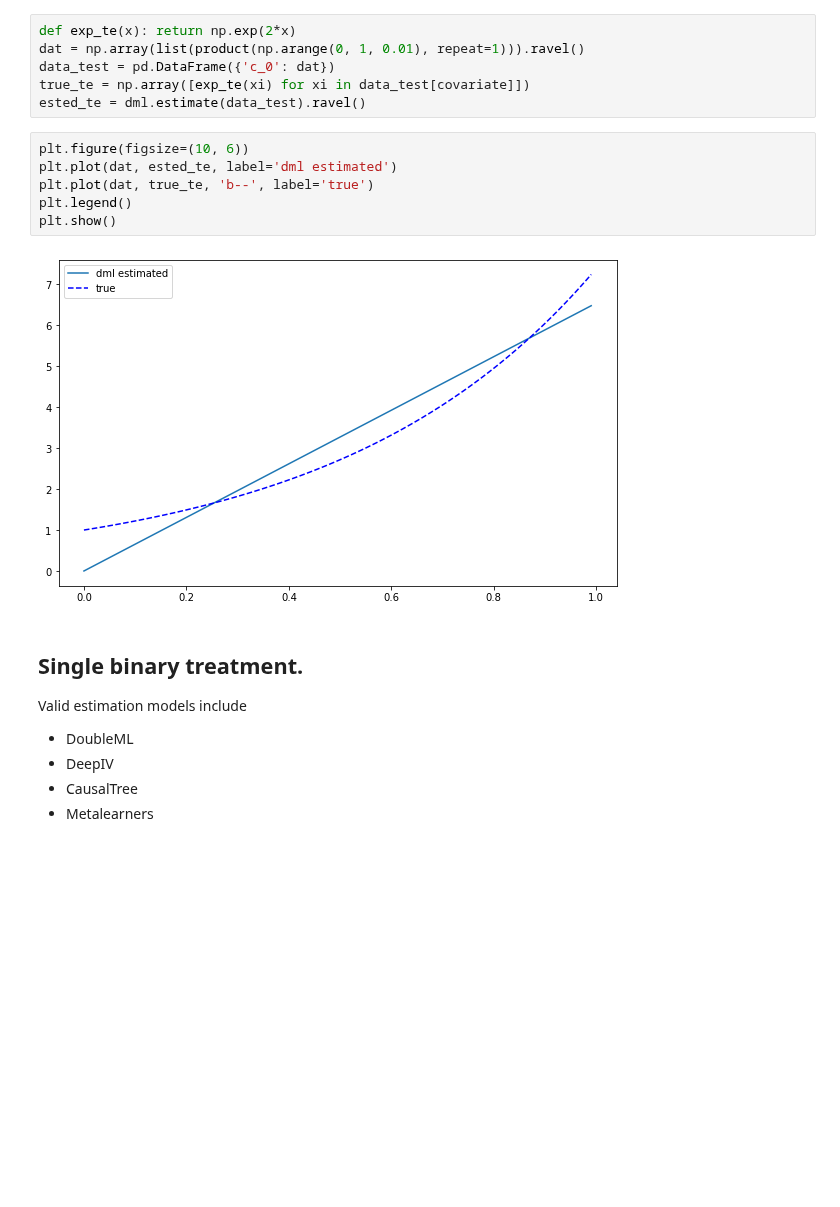
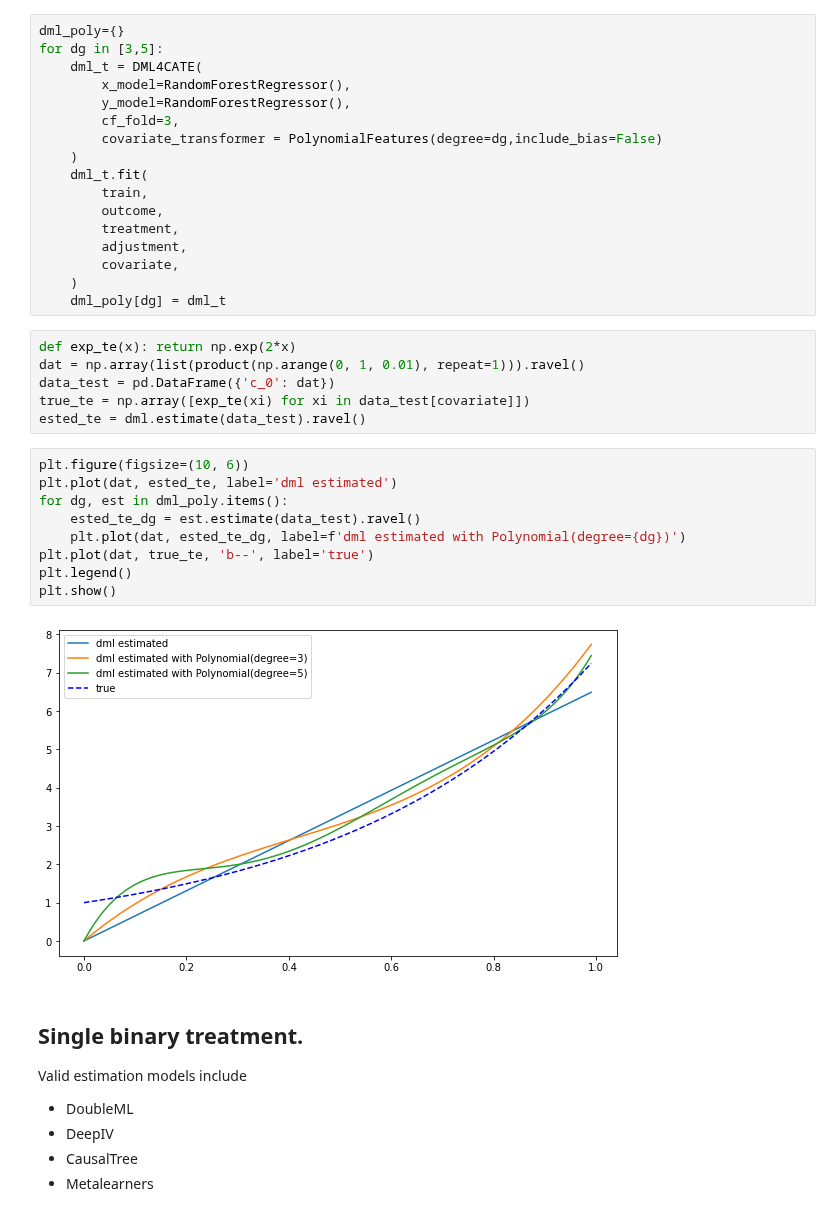
Before and after one commit to DataCanvasIO/YLearn, a Jupyter notebook: test_est.ipynb, the cells around one changed output. Drawn from its saved outputs; the diff is of its cells as text; blank space fills up the shorter version.

Commit message:
Add adjustment_transformer and  covariate_transformer options

```diff
--- a/test_est.ipynb
+++ b/test_est.ipynb
@@ -67,6 +68,23 @@ dml.fit(
 )
 # %% [output]
 <estimator_model.double_ml.DML4CATE at 0x...>
+# %%
+dml_poly={}
+for dg in [3,5]:
+    dml_t = DML4CATE(
+        x_model=RandomForestRegressor(),
+        y_model=RandomForestRegressor(),
+        cf_fold=3,
+        covariate_transformer = PolynomialFeatures(degree=dg,include_bias=False)
+    )
+    dml_t.fit(
+        train,
+        outcome,
+        treatment,
+        adjustment,
+        covariate,
+    )
+    dml_poly[dg] = dml_t
 # %%
 def exp_te(x): return np.exp(2*x)
 dat = np.array(list(product(np.arange(0, 1, 0.01), repeat=1))).ravel()
@@ -76,11 +94,14 @@ ested_te = dml.estimate(data_test).ravel()
 # %%
 plt.figure(figsize=(10, 6))
 plt.plot(dat, ested_te, label='dml estimated')
+for dg, est in dml_poly.items():
+    ested_te_dg = est.estimate(data_test).ravel()
+    plt.plot(dat, ested_te_dg, label=f'dml estimated with Polynomial(degree={dg})')
 plt.plot(dat, true_te, 'b--', label='true')
 plt.legend()
 plt.show()
 # %% [output]
-[figure, old version]
+[figure, new version]
 # %% [markdown]
 ## Single binary treatment.
 Valid estimation models include
```
Also changed, not shown: parts of 2 cells of this notebook, 1 other file.
